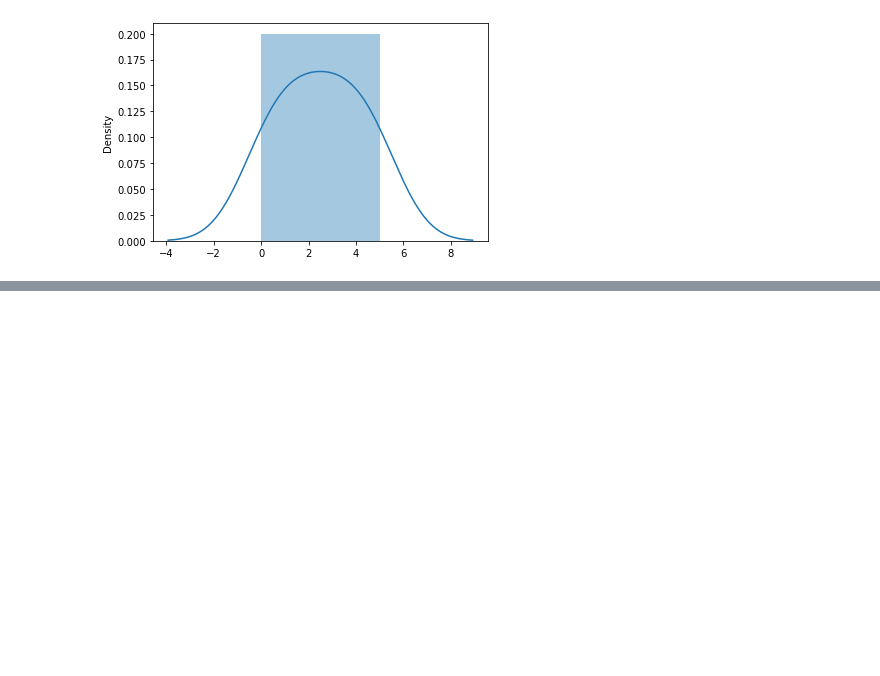
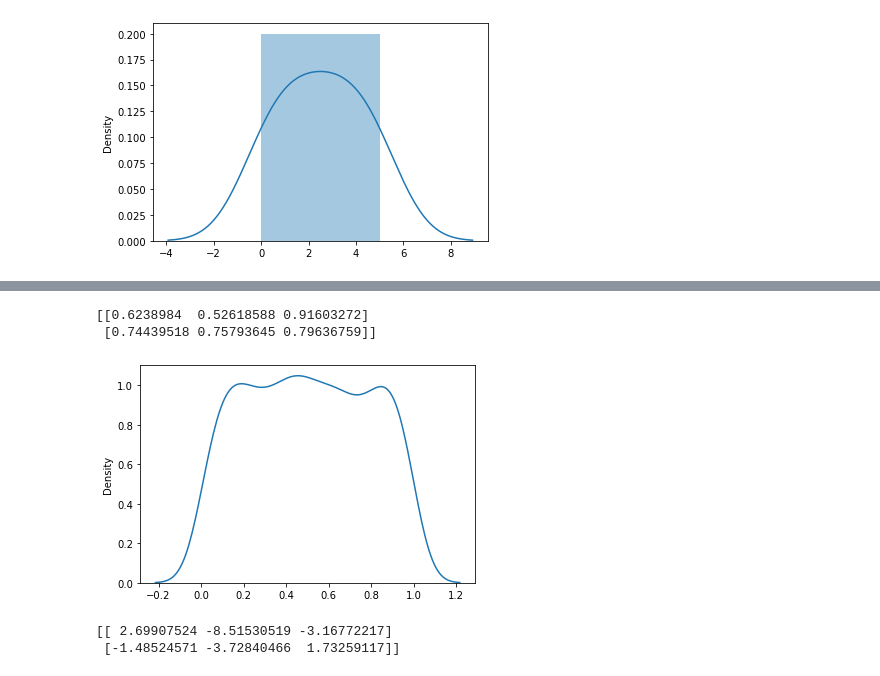
Before and after one commit to misaeladame/big-data, a Jupyter notebook: Jupyter/01_IniciandoNumpy.ipynb, the cells around one changed output, grey strips where cells are left out. Saved outputs shown, nothing was run; the diff lists cells and outputs as text; code cells hidden in the pictures; blank space fills up the shorter version.

```diff
--- a/Jupyter/01_IniciandoNumpy.ipynb
+++ b/Jupyter/01_IniciandoNumpy.ipynb
@@ -517,0 +562,33 @@ plt.show()
+# %%
+#Distribucion uniforme describe la probabilidad de cada evento tenga la misma oportunidad de ocurrir.
+#random.uniform(inf, sup, size)
+#inf: limite inferior = 0.0
+#sup: limite superior = 1.0
+#size : el tamaño del arreglo en dimensiones
+from numpy import random
+uni = random.uniform(size=(2,3))
+print(uni)
+# %% [output]
+[[0.6238984  0.52618588 0.91603272]
+ [0.74439518 0.75793645 0.79636759]]
+# %%
+#from numpy import random
+import matplotlib.pyplot as plt
+import seaborn as sns
+
+sns.distplot(random.uniform(size=1000), hist=False)
+plt.show()
+# %% [output]
+[figure, added]
+# %%
+#Distribucion logística, nos sirve para describir el crecimiento,
+#Es muy utilizado en machine learning: regresión logística, RNA,...
+#random.logistic(loc, scale, size)
+#loc :(default es 0) es el promedio, el pico de la curva
+#scale: (default es 1) es la desviación estándar
+#size: el tamaño del arreglo en dimensiones
+log = random.logistic(loc=1, scale=2, size=(2,3))
+print(log)
+# %% [output]
+[[ 2.69907524 -8.51530519 -3.16772217]
+ [-1.48524571 -3.72840466  1.73259117]]
```
Also changed, not shown: parts of 25 cells of this notebook.
